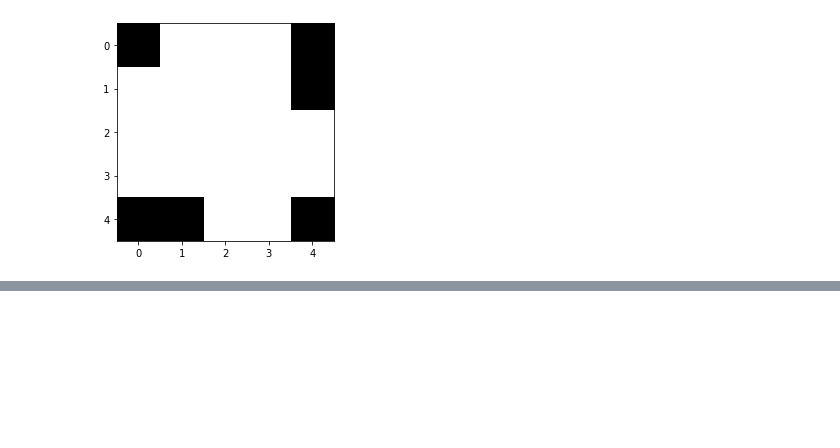
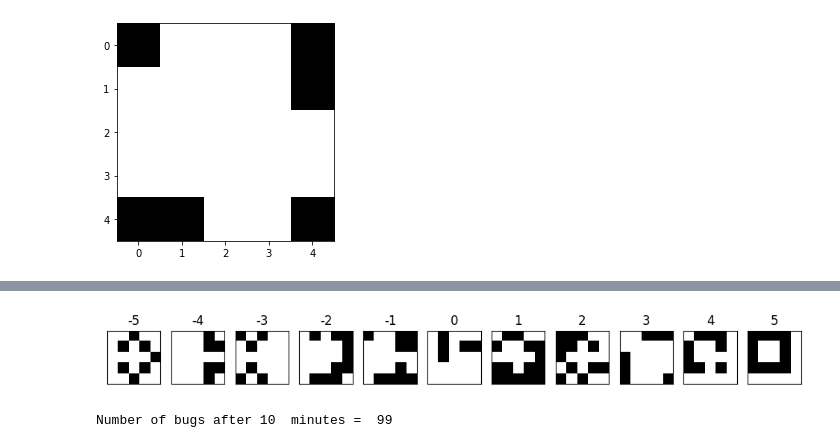
Before and after one commit to marcodelmastro/AdventOfCode2019, a Jupyter notebook: Day 24.ipynb, the cells around one changed output, grey strips where cells are left out. Cells and saved outputs as stored; diff of their text form; code cells hidden in the pictures; blank space fills up the shorter version.

```diff
--- a/Day 24.ipynb
+++ b/Day 24.ipynb
@@ -114,0 +225,28 @@ Biodiversity = 19923473
+# %%
+def countBugs(levels):
+    bugs = 0
+    for l in levels:
+        bugs += l.sum()
+    return int(bugs)
+# %%
+# Test recursive salgorithm with example
+
+infile = "./data/day24test.txt"
+with open(infile) as f:
+    lines = [l.strip('\n') for l in f ]
+
+i = 0
+imax = 10
+levels = initializeLevels(lines,5,200)
+while True:
+    newlevels = evolveLevels(levels)
+    i+=1
+    levels = list(newlevels)
+    if i==imax:
+        break
+
+PlotLevels(levels,11)
+print("Number of bugs after",imax,"minutes = ",countBugs(levels))
+# %% [output]
+[figure, added]
+Number of bugs after 10  minutes =  99
```
Also changed, not shown: parts of 8 cells of this notebook, 2 other files.
